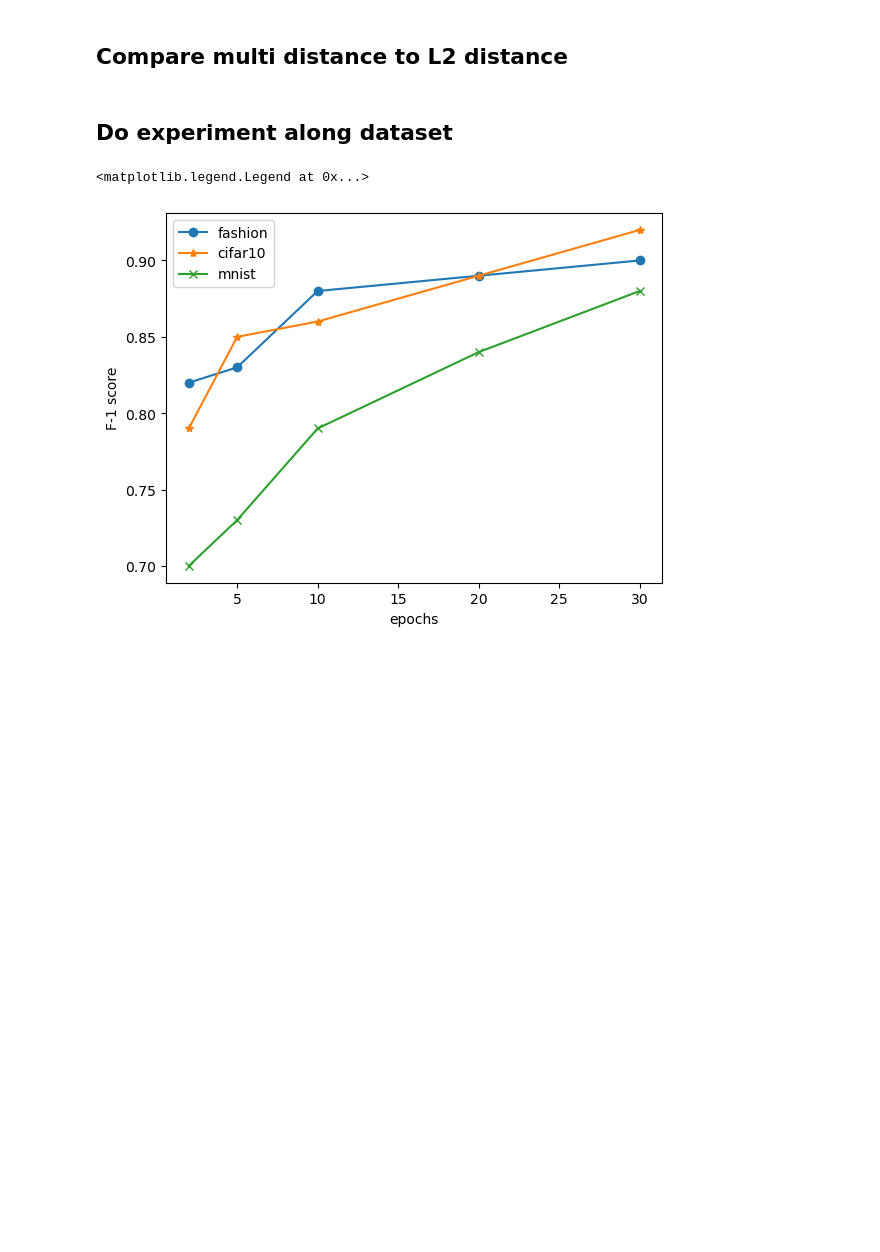
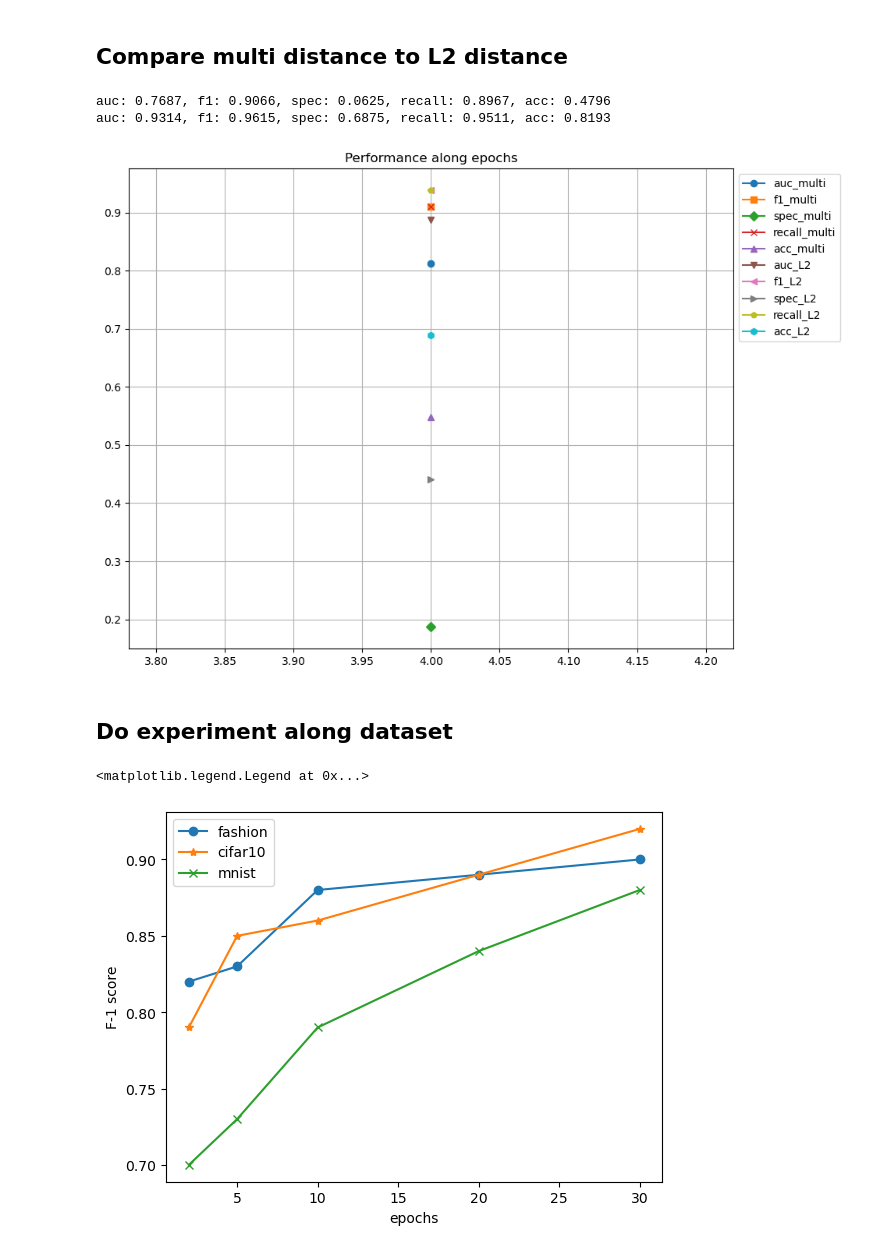
Before and after one commit to SoulMind01/FewShot-demo, a Jupyter notebook: experiment.ipynb, the cells around one changed output. Saved outputs shown, nothing was run; the diff lists cells and outputs as text; code cells hidden in the pictures; blank space fills up the shorter version.

Commit message:
modify experiment

```diff
--- a/experiment.ipynb
+++ b/experiment.ipynb
@@ -226 +263,8 @@ plot_hist(result_learning_rate)
+# %%
+if not os.path.exists('learning_rate_experiment'):
+    os.mkdir('learning_rate_experiment')
+for dataset in results_learning_rate.keys():
+    analyze_result(results_learning_rate[dataset], f'learning_rate in {dataset}', x_axis=learning_rate_range)
+    plt.savefig(f'learning_rate_experiment/{dataset}.png')
+    # plot_hist(results_learning_rate[dataset])
 # %% [markdown]
@@ -228,15 +272,16 @@ Do experiment along vector size
 # %%
-args = init_args()
-args.normal_class = 4
-result_vector_size = {}
-result_vector_size['df'], result_vector_size['auc'], result_vector_size['f1'], result_vector_size['spec'], result_vector_size['recall'], result_vector_size['acc'] = [], [], [], [], [], []
-vector_size_range = np.arange(256, 4096, 256)
+vector_size_range = np.arange(256, 4097, 256)
+results_vector_size = init_result_dicts()
 for vector_size in vector_size_range:
-    args.vector_size = vector_size
-    df, auc, f1, spec, recall, acc = train(args)
-    result_vector_size['df'].append(df)
-    result_vector_size['auc'].append(auc)
-    result_vector_size['f1'].append(f1)
-    result_vector_size['spec'].append(spec)
-    result_vector_size['recall'].append(recall)
-    result_vector_size['acc'].append(acc)
+    for dataset in results_vector_size.keys():
+        args = init_args()
+        args.vector_size = vector_size
+        args.dataset = dataset
+        args.normal_class = normal_classes[dataset]
+        df, auc, f1, spec, recall, acc = train(args)
+        results_vector_size[dataset]['df'].append(df)
+        results_vector_size[dataset]['auc'].append(auc)
+        results_vector_size[dataset]['f1'].append(f1)
+        results_vector_size[dataset]['spec'].append(spec)
+        results_vector_size[dataset]['recall'].append(recall)
+        results_vector_size[dataset]['acc'].append(acc)
@@ -252,11 +301,11 @@ args.normal_class = 5
 results_compare = {}
 results_compare['df_multi'], results_compare['auc_multi'], results_compare['f1_multi'], results_compare['spec_multi'], results_compare['recall_multi'], results_compare['acc_multi'] = [], [], [], [], [], []
 results_compare['df_L2'], results_compare['auc_L2'], results_compare['f1_L2'], results_compare['spec_L2'], results_compare['recall_L2'], results_compare['acc_L2'] = [], [], [], [], [], []
-epochs_range = np.arange(1, 31, 5)
+epochs_range = np.arange(4, 5, 1)
 for i, epochs in enumerate(epochs_range):
     args.epochs = epochs
     args.distance_method = 'multi'
-    df, auc, f1, spec, recall, acc = train(args)
+    df, auc, f1, spec, recall, acc = train(args, 200)
     results_compare['df_multi'].append(df)
     results_compare['auc_multi'].append(auc)
     results_compare['f1_multi'].append(f1)
@@ -265,17 +314,22 @@ for i, epochs in enumerate(epochs_range):
     results_compare['acc_multi'].append(acc)
 
     args.distance_method = 'L2'
-    df, auc, f1, spec, recall, acc = train(args)
+    df, auc, f1, spec, recall, acc = train(args, 200)
     results_compare['df_L2'].append(df)
     results_compare['auc_L2'].append(auc)
     results_compare['f1_L2'].append(f1)
     results_compare['spec_L2'].append(spec)
     results_compare['recall_L2'].append(recall)
     results_compare['acc_L2'].append(acc)
+# %% [output]
+auc: 0.7687, f1: 0.9066, spec: 0.0625, recall: 0.8967, acc: 0.4796
+auc: 0.9314, f1: 0.9615, spec: 0.6875, recall: 0.9511, acc: 0.8193
 # %%
 analyze_result(results_compare, "epochs", x_axis=epochs_range)
-plot_hist(results_compare['df_multi'])
-plot_hist(results_compare['df_L2'])
+# plot_hist(results_compare['df_multi'])
+# plot_hist(results_compare['df_L2'])
+# %% [output]
+[figure, added]
 # %% [markdown]
 ## Do experiment along dataset
 # %%
```
Also changed, not shown: parts of 27 cells of this notebook, 2 other files.
